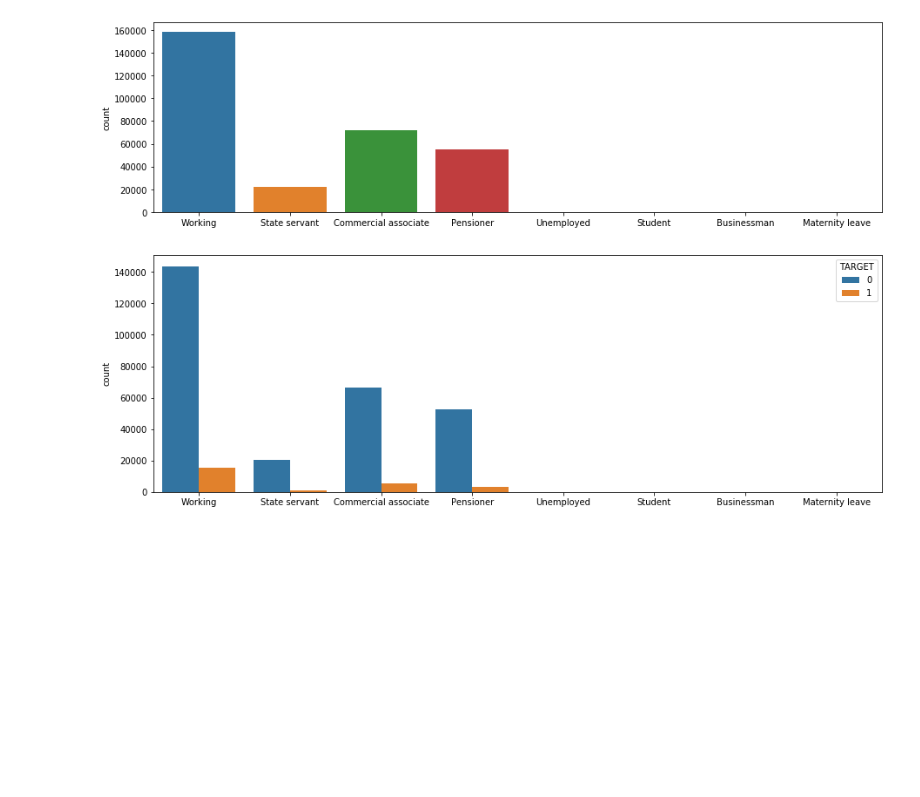
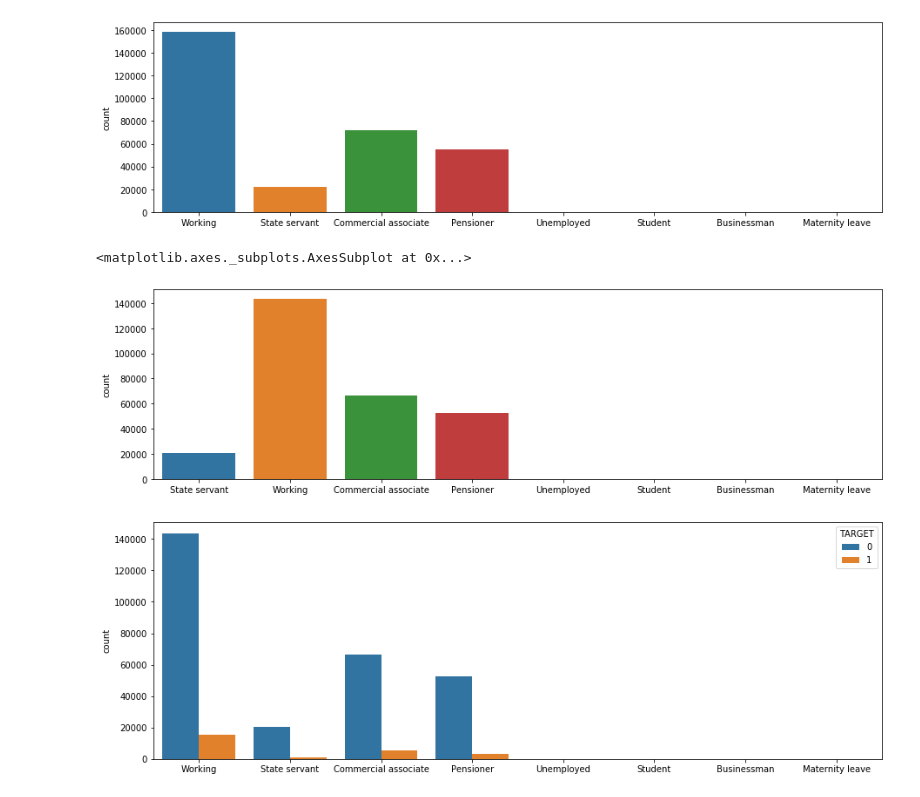
Before and after one commit to adelelezaj/HomeCreditRisk, a Jupyter notebook: Home-Credit-LR.ipynb, the cells around one changed output. Drawn from its saved outputs; the diff is of its cells as text; code cells hidden in the pictures; blank space fills up the shorter version.

```diff
--- a/Home-Credit-LR.ipynb
+++ b/Home-Credit-LR.ipynb
@@ -176,2 +138,2 @@ sns.kdeplot(appl_train.loc[appl_train['TARGET'] == 0, 'AMT_INCOME_TOTAL'], label
 # %%
-not_paid = appl_train.loc[appl_train['TARGET'] ==1]
+not_paid = appl_train.loc[appl_train['TARGET'] == 0]
@@ -192,6 +145,12 @@ sns.countplot(appl_train.NAME_INCOME_TYPE.values, data=appl_train)
 # %% [output]
 <matplotlib.axes._subplots.AxesSubplot at 0x...>
 [figure]
+# %%
+plt.figure(figsize=(15,4))
+sns.countplot(not_paid.NAME_INCOME_TYPE.values, data=not_paid)
+# %% [output]
+<matplotlib.axes._subplots.AxesSubplot at 0x...>
+[figure, added]
 # %%
 plt.figure(figsize=(15,5))
 sns.countplot(appl_train.NAME_INCOME_TYPE.values,data=appl_train,hue=appl_train.TARGET)
```
Also changed, not shown: parts of 97 cells of this notebook.
